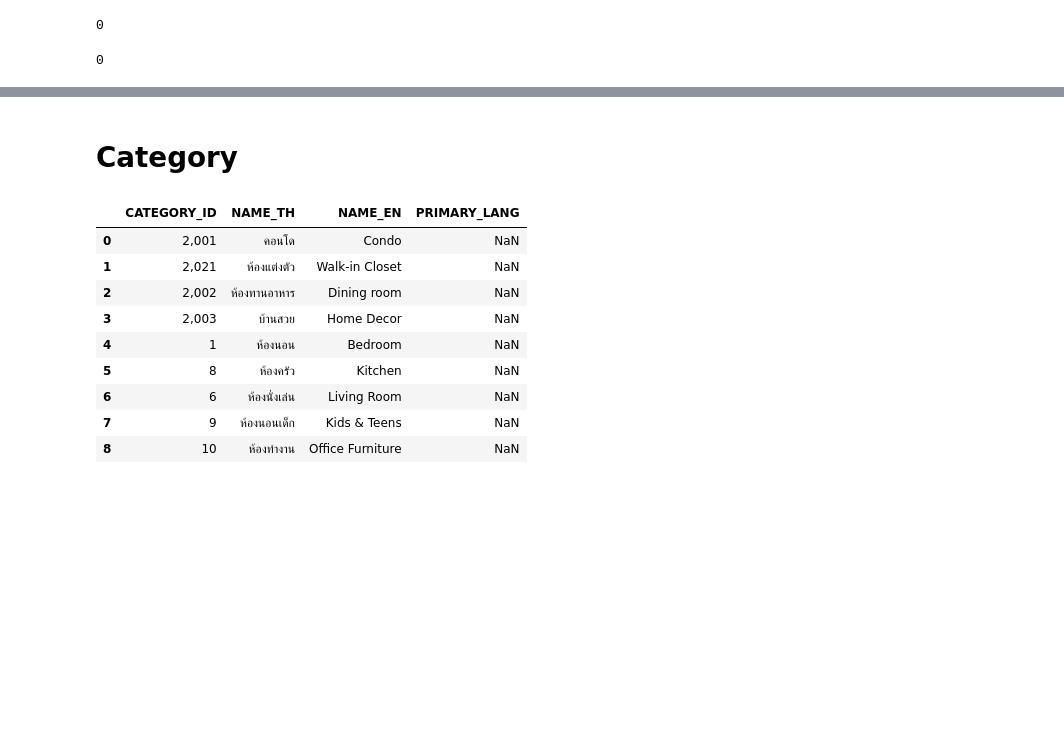
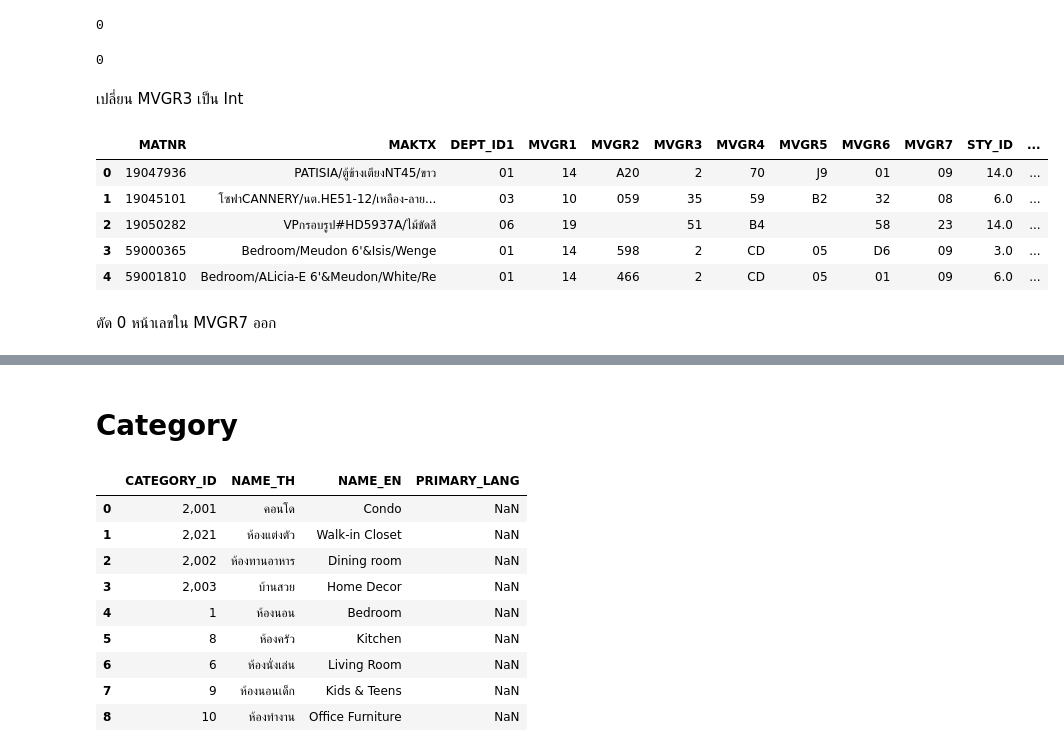
Before and after one commit to Kanbc/recommender-systems, a Jupyter notebook: cleaning/product.ipynb, the cells around one changed output, grey strips where cells are left out. Cells and saved outputs as stored; diff of their text form; code cells hidden in the pictures; blank space fills up the shorter version.

Commit message:
product cat done

```diff
--- a/cleaning/product.ipynb
+++ b/cleaning/product.ipynb
@@ -32,3 +33,5 @@ sum((product_table['EX_AVG_RATING'] < 0).astype("int"))
 sum((product_table['EX_AVG_RATING'] > 5).astype("int"))
 # %% [output]
 0
+# %% [markdown]
+เปลี่ยน MVGR3 เป็น Int
@@ -34,0 +44,13 @@ sum((product_table['EX_AVG_RATING'] > 5).astype("int"))
+# %%
+new_product = product_table[:]
+new_product['MVGR3'] = product_table['MVGR3'].apply(changeStrToInt)
+new_product[0:5]
+# %% [output]
+|  | MATNR | MAKTX | DEPT_ID1 | MVGR1 | MVGR2 | MVGR3 | MVGR4 | MVGR5 | MVGR6 | MVGR7 | STY_ID | ... |
+| 0 | 19047936 | PATISIA/ตู้ข้างเตียงNT45/ขาว | 01 | 14 | A20 | 2 | 70 | J9 | 01 | 09 | 14.0 | ... |
+| 1 | 19045101 | โซฟาCANNERY/นต.HE51-12/เหลือง-ลาย... | 03 | 10 | 059 | 35 | 59 | B2 | 32 | 08 | 6.0 | ... |
+| 2 | 19050282 | VPกรอบรูป#HD5937A/ไม้ขัดสี | 06 | 19 |  | 51 | B4 |  | 58 | 23 | 14.0 | ... |
+| 3 | 59000365 | Bedroom/Meudon 6'&Isis/Wenge | 01 | 14 | 598 | 2 | CD | 05 | D6 | 09 | 3.0 | ... |
+| 4 | 59001810 | Bedroom/ALicia-E 6'&Meudon/White/Re | 01 | 14 | 466 | 2 | CD | 05 | 01 | 09 | 6.0 | ... |
+# %% [markdown]
+ตัด 0 หน้าเลขใน MVGR7 ออก
```
Also changed, not shown: parts of 6 cells of this notebook, 1 other file.
